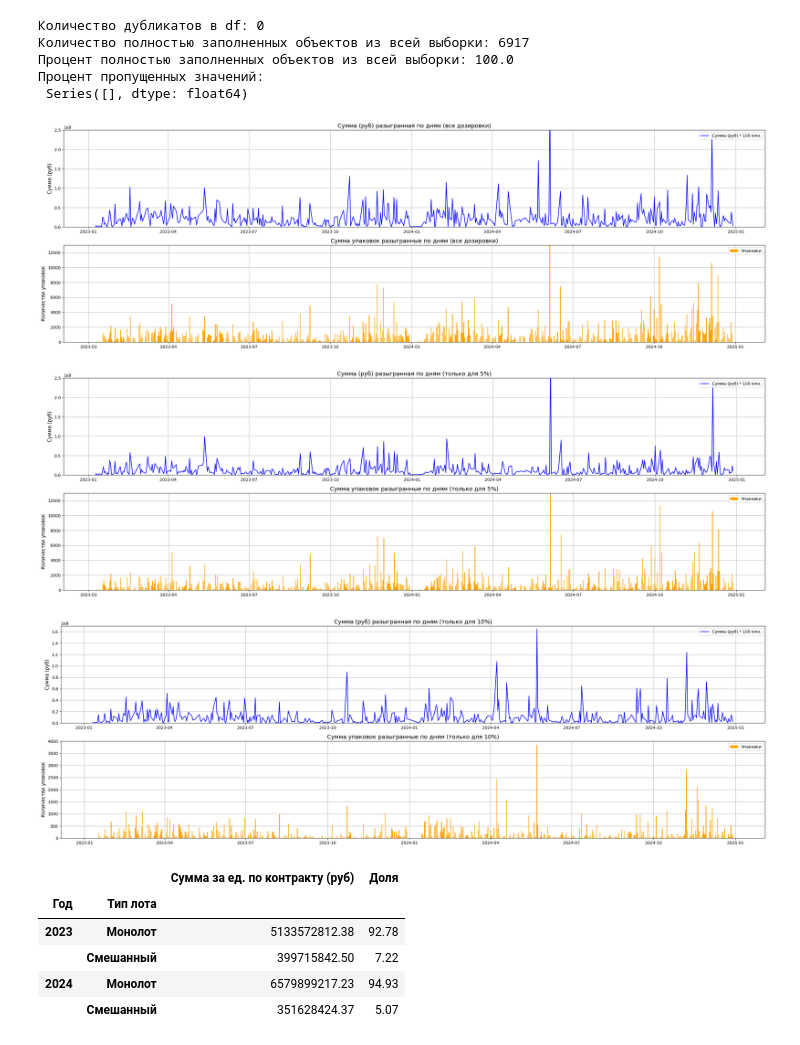
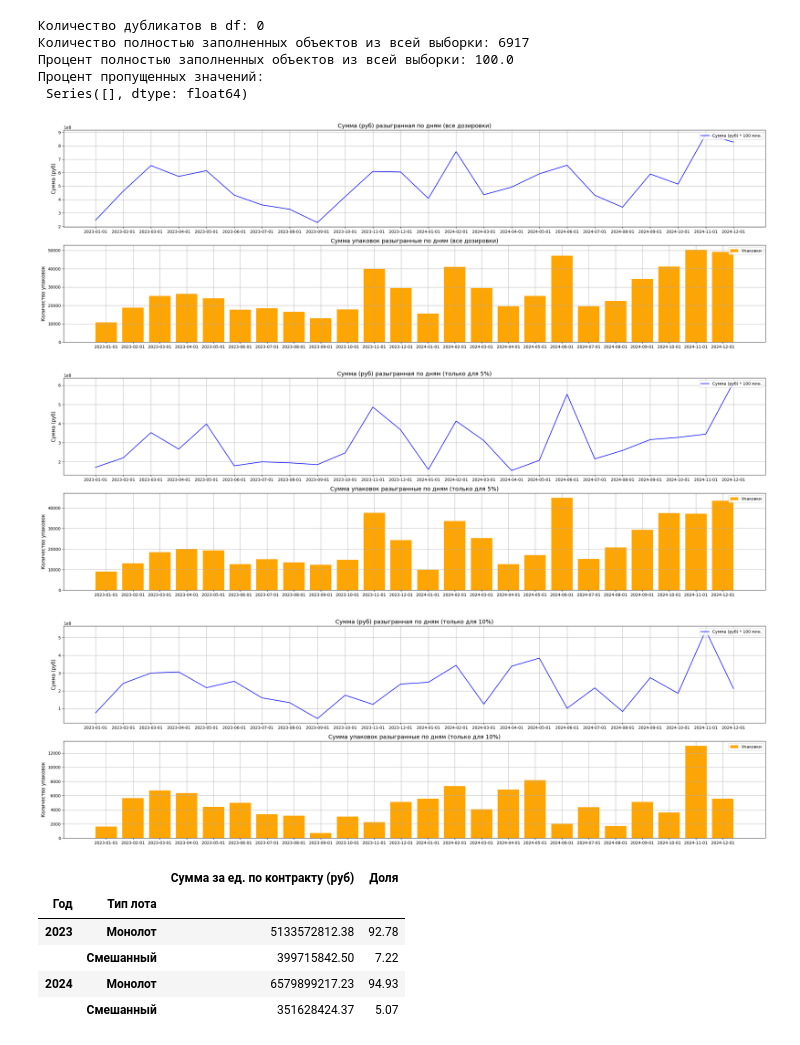
Before and after one commit to ValentinSU/main, a Jupyter notebook: Headway/Immunogolobulin 2023-2024.ipynb, the cells around one changed output. Cells and saved outputs as stored; diff of their text form; code cells hidden in the pictures.

```diff
--- a/Headway/Immunogolobulin 2023-2024.ipynb
+++ b/Headway/Immunogolobulin 2023-2024.ipynb
@@ -7,7 +7,7 @@ import datetime as dt
 # %%
 pd.set_option('display.float_format', '{:.2f}'.format)
 # %%
-df = pd.read_excel('IG 2023-2024.xlsx', index_col='Заказ №')
+df = pd.read_excel('D:\архив обучение\ИГЧН\IG 2023-2024.xlsx', index_col='Заказ №')
 df.head()
 # %% [output]
 |  | Дата публикации тендера | Дата создания тендера | Дата обновления тендера | Этап размещения заказа | ... |
@@ -75,6 +75,7 @@ def cleaning_data(df: pd.DataFrame) -> pd.DataFrame:
                 x['Дата публикации тендера'] = pd.to_datetime (x['Дата публикации тендера'], format = '%Y.%m.%d')
                 x['Дата'] = x['Дата публикации тендера'].dt.date
                 x['Год'] = x['Дата публикации тендера'].dt.year.astype(int)
+                x['Месяц'] = x['Дата публикации тендера'].dt.strftime('%Y-%m-01')
                 return x
         df = data_time (df)
 
@@ -167,83 +168,77 @@ print('Процент пропущенных значений:\n', missing_value
 Процент пропущенных значений:
  Series([], dtype: float64)
 # %%
-df_data = df.groupby(by=['Дата'], as_index=False).agg({'Сумма за ед. по контракту (руб)': 'sum', 'Количество упаковок (контракт)': 'sum'})
+df_data = df.groupby(by=['Месяц'], as_index=False).agg({'Сумма за ед. по контракту (руб)': 'sum', 'Количество упаковок (контракт)': 'sum'})
 
 fig, (ax1, ax2) = plt.subplots(2, 1, figsize=(25, 8))
 
 # Линейный график (сумма по дням)
-ax1.plot(df_data['Дата'], df_data['Сумма за ед. по контракту (руб)'], linestyle='-', color='b', label='Сумма (руб) * 100 млн.')
+ax1.plot(df_data['Месяц'], df_data['Сумма за ед. по контракту (руб)'], linestyle='-', color='b', label='Сумма (руб) * 100 млн.')
 ax1.set_title('Сумма (руб) разыгранная по дням (все дозировки)', fontsize=14)
 ax1.set_ylabel('Сумма (руб)', fontsize=12)
 ax1.grid(True)
-ax1.set_ylim(0, 250000000)
 ax1.legend(loc='upper right', fontsize=10)
 
 # Столбчатый график (сумма упаковок)
-ax2.bar(df_data['Дата'], df_data['Количество упаковок (контракт)'], color='orange', label='Упаковки')
+ax2.bar(df_data['Месяц'], df_data['Количество упаковок (контракт)'], color='orange', label='Упаковки')
 ax2.set_title('Сумма упаковок разыгранные по дням (все дозировки)', fontsize=14)
 ax2.set_ylabel('Количество упаковок', fontsize=12)
 ax2.grid(True)
-ax2.set_ylim(0, 13000)
 ax2.legend(loc='upper right', fontsize=10)
 
 # Отображение графиков
 plt.tight_layout()
 plt.show()
 # %% [output]
-[figure, old version]
+[figure, new version]
 # %%
-df_data = df.groupby(by=['Дата','Дозировка %'], as_index=False).agg({'Сумма за ед. по контракту (руб)': 'sum', 'Количество упаковок (контракт)': 'sum'})
+df_data = df.groupby(by=['Месяц','Дозировка %'], as_index=False).agg({'Сумма за ед. по контракту (руб)': 'sum', 'Количество упаковок (контракт)': 'sum'})
 df_data_5proc = df_data[df_data['Дозировка %'] == '5%']
 df_data_10proc = df_data[df_data['Дозировка %'] == '10%']
 
 fig, (ax1, ax2) = plt.subplots(2, 1, figsize=(25, 8))
 
 # Линейный график (сумма по дням)
-ax1.plot(df_data_5proc['Дата'], df_data_5proc['Сумма за ед. по контракту (руб)'], linestyle='-', color='b', label='Сумма (руб) * 100 млн.')
+ax1.plot(df_data_5proc['Месяц'], df_data_5proc['Сумма за ед. по контракту (руб)'], linestyle='-', color='b', label='Сумма (руб) * 100 млн.')
 ax1.set_title('Сумма (руб) разыгранная по дням (только для 5%)', fontsize=14)
 ax1.set_ylabel('Сумма (руб)', fontsize=12)
 ax1.grid(True)
-ax1.set_ylim(0, 250000000)
 ax1.legend(loc='upper right', fontsize=10)
 
 # Столбчатый график (сумма упаковок)
-ax2.bar(df_data_5proc['Дата'], df_data_5proc['Количество упаковок (контракт)'], color='orange', label='Упаковки')
+ax2.bar(df_data_5proc['Месяц'], df_data_5proc['Количество упаковок (контракт)'], color='orange', label='Упаковки')
 ax2.set_title('Сумма упаковок разыгранные по дням (только для 5%)', fontsize=14)
 ax2.set_ylabel('Количество упаковок', fontsize=12)
 ax2.grid(True)
-ax2.set_ylim(0, 13000)
 ax2.legend(loc='upper right', fontsize=10)
 
 # Отображение графиков
 plt.tight_layout()
 plt.show()
 # %% [output]
-[figure, old version]
+[figure, new version]
 # %%
 fig, (ax1, ax2) = plt.subplots(2, 1, figsize=(25, 8))
 
 # Линейный график (сумма по дням)
-ax1.plot(df_data_10proc['Дата'], df_data_10proc['Сумма за ед. по контракту (руб)'], linestyle='-', color='b', label='Сумма (руб) * 100 млн.')
+ax1.plot(df_data_10proc['Месяц'], df_data_10proc['Сумма за ед. по контракту (руб)'], linestyle='-', color='b', label='Сумма (руб) * 100 млн.')
 ax1.set_title('Сумма (руб) разыгранная по дням (только для 10%)', fontsize=14)
 ax1.set_ylabel('Сумма (руб)', fontsize=12)
 ax1.grid(True)
-ax1.set_ylim(0, 170000000)
 ax1.legend(loc='upper right', fontsize=10)
 
 # Столбчатый график (сумма упаковок)
-ax2.bar(df_data_10proc['Дата'], df_data_10proc['Количество упаковок (контракт)'], color='orange', label='Упаковки')
+ax2.bar(df_data_10proc['Месяц'], df_data_10proc['Количество упаковок (контракт)'], color='orange', label='Упаковки')
 ax2.set_title('Сумма упаковок разыгранные по дням (только для 10%)', fontsize=14)
 ax2.set_ylabel('Количество упаковок', fontsize=12)
 ax2.grid(True)
-ax2.set_ylim(0, 4000)
 ax2.legend(loc='upper right', fontsize=10)
 
 # Отображение графиков
 plt.tight_layout()
 plt.show()
 # %% [output]
-[figure, old version]
+[figure, new version]
 # %%
 # Рассчитываем сумму и долю ИГЧН разыгранного по типам лота
 df_type_lot = df.groupby(by=['Год','Тип лота']).agg({'Сумма за ед. по контракту (руб)': 'sum'})
```
Also changed, not shown: parts of 2 cells of this notebook.
